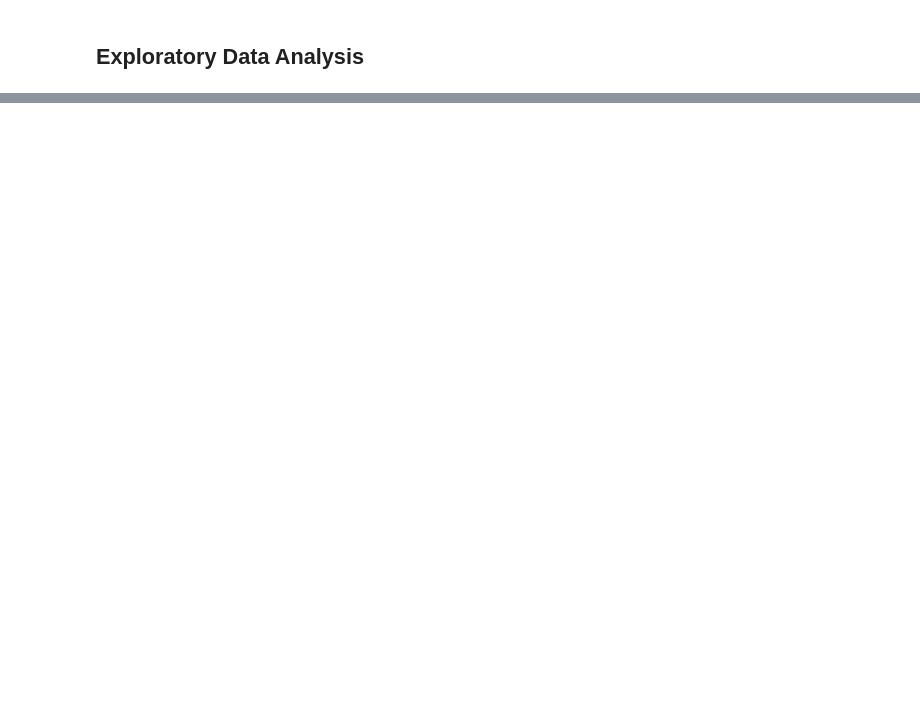
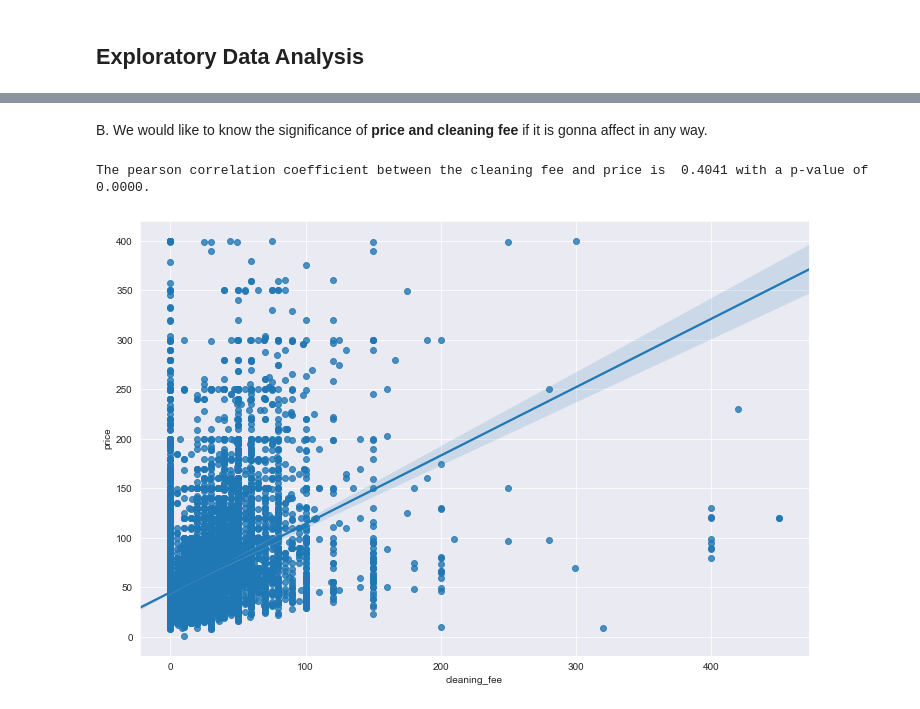
Before and after one commit to Ravi19911992/Springboard, a Jupyter notebook: Capstone_1_project/Capstone_1_project.ipynb, the cells around one changed output, grey strips where cells are left out. Saved outputs shown, nothing was run; the diff lists cells and outputs as text; code cells hidden in the pictures; blank space fills up the shorter version.

```diff
--- a/Capstone_1_project/Capstone_1_project.ipynb
+++ b/Capstone_1_project/Capstone_1_project.ipynb
@@ -719,0 +747,9 @@ memory usage: 4.9+ MB
+# %% [markdown]
+B. We would like to know the significance of **price and cleaning fee** if it is gonna affect in any way.
+# %%
+plt.figure(figsize=(12, 8))
+g = sns.regplot(x='cleaning_fee', y='price', data = df_revised_columns)
+print("The pearson correlation coefficient between the cleaning fee and price is {0[0]: .4f} with a p-value of {0[1]: .4f}.".format(stats.pearsonr(df_revised_columns["cleaning_fee"], df_revised_columns["price"])))
+# %% [output]
+The pearson correlation coefficient between the cleaning fee and price is  0.4041 with a p-value of  0.0000.
+[figure, added]
```
Also changed, not shown: parts of 20 cells of this notebook.
